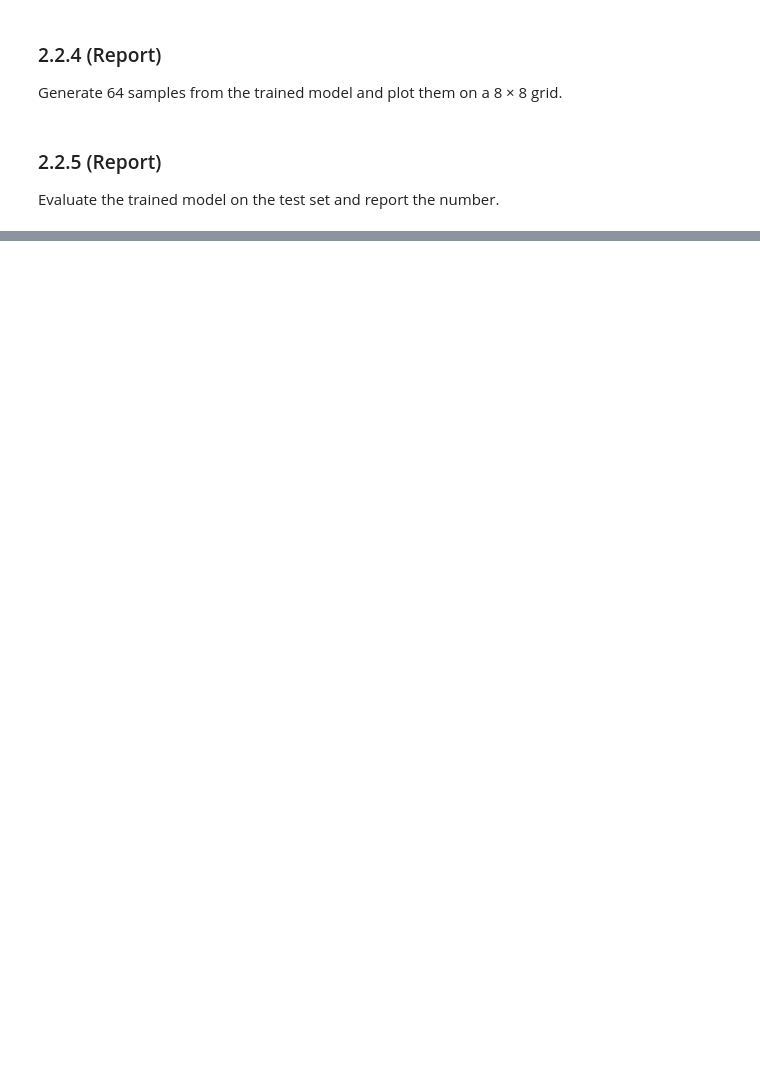
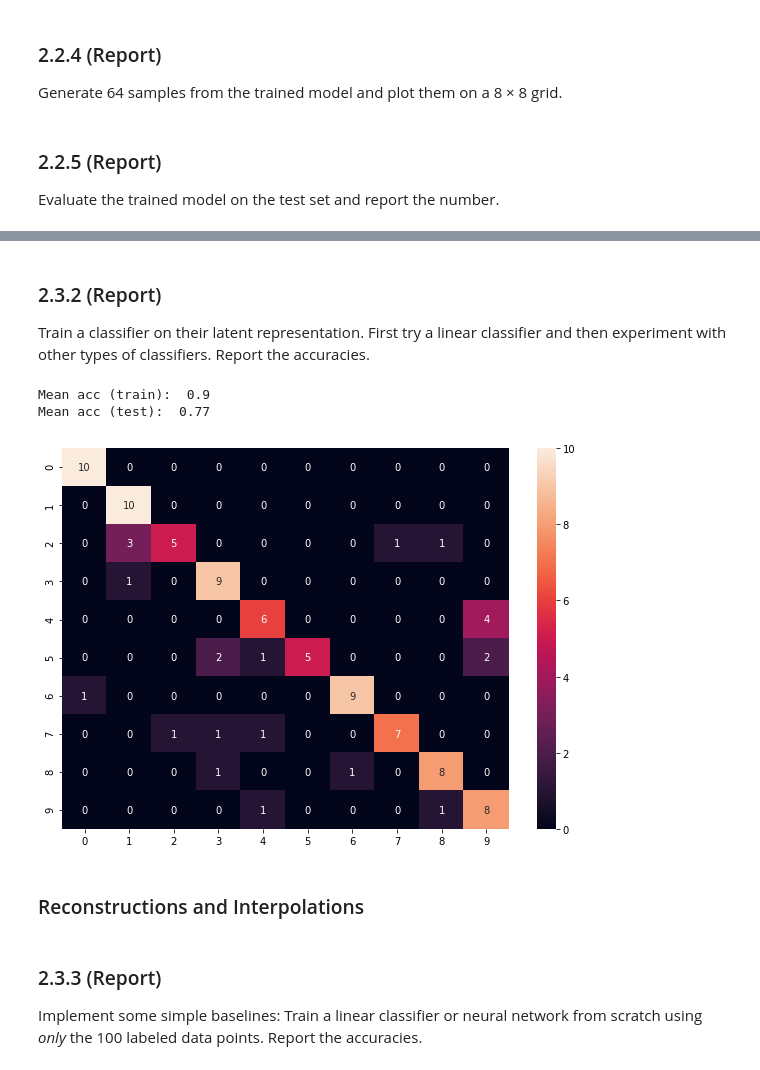
Before and after one commit to BenjaminEriksen95/VAEGen, a Jupyter notebook: code/main.ipynb, the cells around one changed output, grey strips where cells are left out. Saved outputs shown, nothing was run; the diff lists cells and outputs as text; code cells hidden in the pictures; blank space fills up the shorter version.

```diff
--- a/code/main.ipynb
+++ b/code/main.ipynb
@@ -103,0 +166,4 @@ print(to_print)
+# %% [markdown]
+### 2.3.2 (Report)
+Train a classifier on their latent representation. First try a linear classifier and then
+experiment with other types of classifiers. Report the accuracies.
@@ -103,0 +173,9 @@ print(to_print)
+# %%
+# classifier
+kneighbors_classifier(model,dset_train, dset_test, classes)
+# %% [output]
+Mean acc (train):  0.9
+Mean acc (test):  0.77
+[figure, added]
+# %% [markdown]
+### Reconstructions and Interpolations
@@ -103,0 +189,4 @@ print(to_print)
+# %% [markdown]
+### 2.3.3 (Report)
+Implement some simple baselines: Train a linear classifier or neural network from
+scratch using *only* the 100 labeled data points. Report the accuracies.
```
Also changed, not shown: parts of 26 cells of this notebook, 4 other files.
